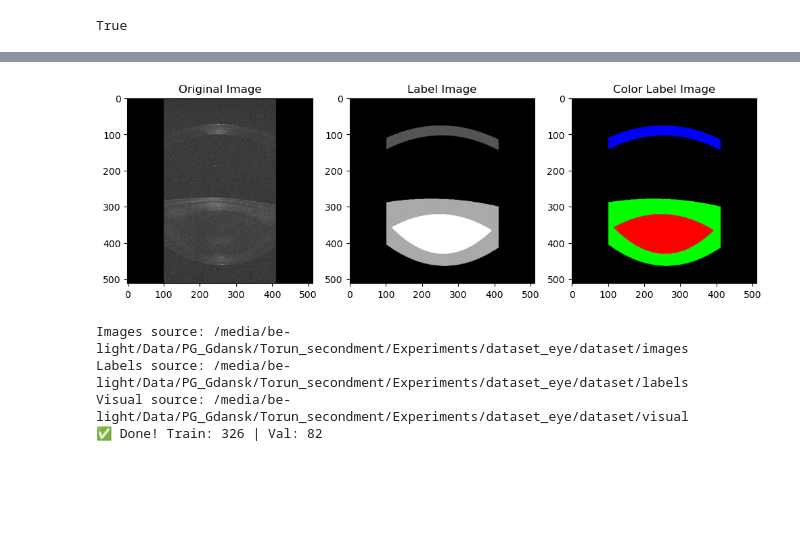
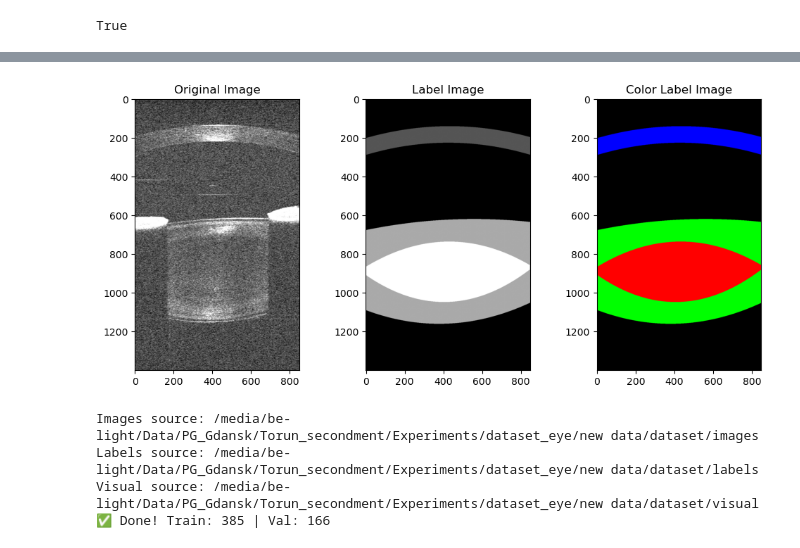
Before and after one commit to usmanraza121/SegOCT_BioLab, a Jupyter notebook: annotation.ipynb, the cells around one changed output, grey strips where cells are left out. Saved outputs shown, nothing was run; the diff lists cells and outputs as text; code cells hidden in the pictures; blank space fills up the shorter version.

```diff
--- a/annotation.ipynb
+++ b/annotation.ipynb
@@ -7,8 +78,8 @@ H, W = 4096, 850
 
 data_root ="/media/be-light/Data/PG_Gdansk/Torun_secondment/Experiments/Training Data"
 
-segmentation = np.fromfile(data_root + "/CN043_DJ_18_M/OD/6-0D/2/Horizontal/Segmentation.bin", dtype = np.uint8)
-
+# segmentation = np.fromfile(data_root + "/CN043_DJ_18_M/OD/6-0D/2/Horizontal/Segmentation.bin", dtype = np.uint8)
+segmentation = np.fromfile("/media/be-light/Data/PG_Gdansk/Torun_secondment/Experiments/dataset_eye/new data/ROC/CN029_FK_24_M/OS/6-0D/6/Vertical/Segmentation.bin", dtype=np.uint8)
 # print('unique values in segmentation:', np.unique(segmentation, return_counts = True))
 
 segmentation = segmentation[:H*W].reshape(W, H).T
@@ -321,9 +406,19 @@ True
 # %%
-def annotation(image_path, seg_path, resize=True):
+def annotation(image_path, seg_path, resize=True, Dtype = 'bin'):
     # data_root ="/media/be-light/Data/PG_Gdansk/Torun_secondment/Experiments/Training Data"
+    H, W = 4096, 850
+    if Dtype == 'png':
+        png_img = cv2.imread(image_path, cv2.IMREAD_UNCHANGED)
+        image = png_img[:1400, :850]  # crop to match segmentation size
+    elif Dtype == 'bin':
+        intensity = np.fromfile(image_path, dtype=np.float64)
+        intensity= intensity[:H*W]
+        intensity= intensity.reshape(W, H).T
 
-    png_img = cv2.imread(image_path, cv2.IMREAD_UNCHANGED)
-    image = png_img[:1400, :850]  # crop to match segmentation size
+        low, high = np.percentile(intensity, (1, 99))
+        intensity_clipped = np.clip(intensity, low, high)
+        intensityc = (intensity_clipped - low) / (high - low)
+        image = (intensityc[:1400, :]*255).astype(np.uint8)
 
     segmentation = np.fromfile(seg_path, dtype=np.uint8)
 
@@ -400,26 +495,26 @@ def annotation(image_path, seg_path, resize=True):
         color_label = resize_with_padding(color_label, target_size=(512, 512))
     return image, label, color_label
 # %%
-data_root ="/media/be-light/Data/PG_Gdansk/Torun_secondment/Experiments/Training Data"
+data_root ="/media/be-light/Data/PG_Gdansk/Torun_secondment/Experiments/dataset_eye/new data/ROC"
 
-png_img = data_root + "/CN043_DJ_18_M/OD/6-0D/2/Horizontal/Image.png"
-segmentation = data_root + "/CN043_DJ_18_M/OD/6-0D/2/Horizontal/Segmentation.bin"
+png_img = data_root + "/CN054_MP_18_F/OS/6-0/4/Horizontal/Intensity.bin"
+segmentation = data_root + "/CN054_MP_18_F/OS/6-0/4/Horizontal/Segmentation.bin"
 
-image, label, color_label = annotation(png_img, segmentation)
-
+image, label, color_label = annotation(png_img, segmentation, resize=False, Dtype='bin')
+# print(np.min(image), np.max(image), np.unique(image))
 plt.figure(figsize=(12, 5))
 plt.subplot(1, 3, 1)
 plt.title("Original Image")
-plt.imshow(image)
+plt.imshow(image, cmap='gray')
 plt.subplot(1, 3, 2)
 plt.title("Label Image")
 plt.imshow(label, cmap='grey')
 plt.subplot(1, 3, 3)
 plt.title("Color Label Image")
 plt.imshow(color_label)
 plt.show()
 # %% [output]
-[figure, old version]
+[figure, new version]
 # %%
 import os
 import cv2
@@ -545,10 +645,10 @@ import shutil
 import random
 
 # Paths
-root = '/media/be-light/Data/PG_Gdansk/Torun_secondment/Experiments/dataset_eye/dataset/eye_data'  # Replace with your root path
-images_dir = os.path.join('/media/be-light/Data/PG_Gdansk/Torun_secondment/Experiments/dataset_eye/dataset/images')   #(root, 'images_all')  # All images in one folder
-labels_dir = os.path.join('/media/be-light/Data/PG_Gdansk/Torun_secondment/Experiments/dataset_eye/dataset/labels')   #(root, 'labels_all')  # All GTs in one folder
-visual_dir = os.path.join('/media/be-light/Data/PG_Gdansk/Torun_secondment/Experiments/dataset_eye/dataset/visual')   #(root, 'visual')  # All visualizations in one folder
+root = '/media/be-light/Data/PG_Gdansk/Torun_secondment/Experiments/dataset_eye/dataset/eye_data2'  # Replace with your root path
+images_dir = os.path.join('/media/be-light/Data/PG_Gdansk/Torun_secondment/Experiments/dataset_eye/new data/dataset/images')   #(root, 'images_all')  # All images in one folder
+labels_dir = os.path.join('/media/be-light/Data/PG_Gdansk/Torun_secondment/Experiments/dataset_eye/new data/dataset/labels')   #(root, 'labels_all')  # All GTs in one folder
+visual_dir = os.path.join('/media/be-light/Data/PG_Gdansk/Torun_secondment/Experiments/dataset_eye/new data/dataset/visual')   #(root, 'visual')  # All visualizations in one folder
 
 print("Images source:", images_dir)
 print("Labels source:", labels_dir)
@@ -570,7 +670,7 @@ random.seed(42)
 random.shuffle(image_files)
 
 # Train/val split (80/20)
-split_idx = int(0.8 * len(image_files))
+split_idx = int(0.7 * len(image_files))
 train_images = image_files[:split_idx]
 val_images = image_files[split_idx:]
 
@@ -607,7 +707,7 @@ copy_pairs(val_images, "val")
 
 print(f"✅ Done! Train: {len(train_images)} | Val: {len(val_images)}")
 # %% [output]
-Images source: /media/be-light/Data/PG_Gdansk/Torun_secondment/Experiments/dataset_eye/dataset/images
-Labels source: /media/be-light/Data/PG_Gdansk/Torun_secondment/Experiments/dataset_eye/dataset/labels
-Visual source: /media/be-light/Data/PG_Gdansk/Torun_secondment/Experiments/dataset_eye/dataset/visual
-✅ Done! Train: 326 | Val: 82
+Images source: /media/be-light/Data/PG_Gdansk/Torun_secondment/Experiments/dataset_eye/new data/dataset/images
+Labels source: /media/be-light/Data/PG_Gdansk/Torun_secondment/Experiments/dataset_eye/new data/dataset/labels
+Visual source: /media/be-light/Data/PG_Gdansk/Torun_secondment/Experiments/dataset_eye/new data/dataset/visual
+✅ Done! Train: 385 | Val: 166
```
Also changed, not shown: parts of 7 cells of this notebook, 1 other file.
